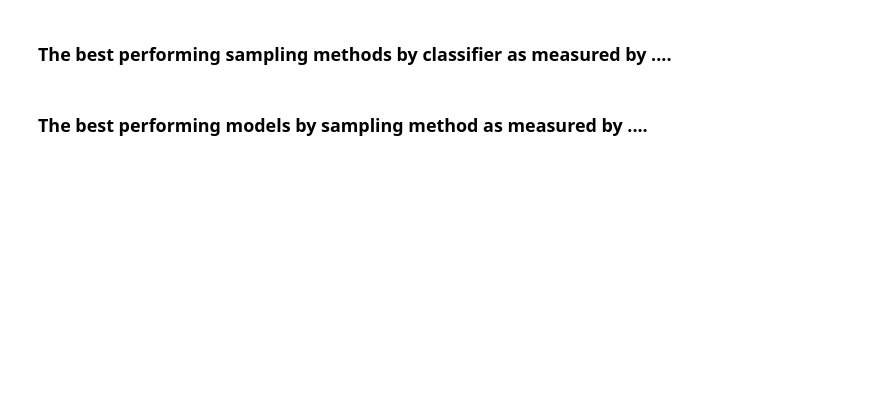
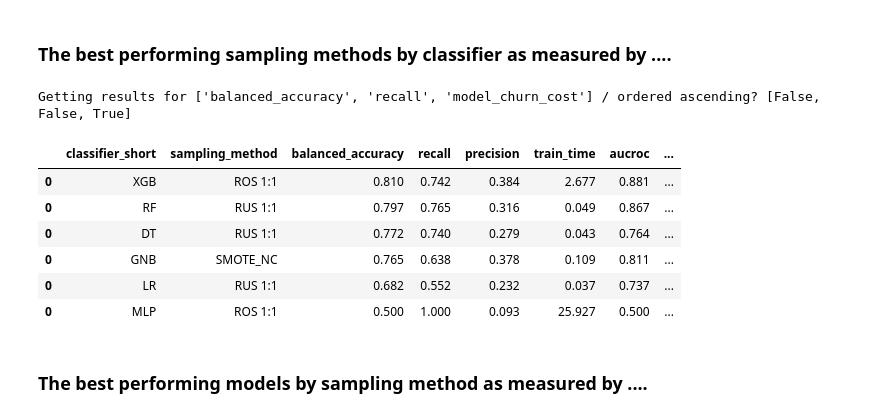
Before and after one commit to d18124313/dissertation, a Jupyter notebook: Analysis Exp 1.1.ipynb, the cells around one changed output. Cells and saved outputs as stored; diff of their text form; code cells hidden in the pictures; blank space fills up the shorter version.

```diff
--- a/Analysis Exp 1.1.ipynb
+++ b/Analysis Exp 1.1.ipynb
@@ -56,12 +56,12 @@ def rebuild_results(res):
 
     return temp_metrics, temp_results
 # %%
-measurements = ['classifier', 'sampling_method', \
-                #'fp', 'fn',\
-                'balanced_accuracy', 'recall', 'precision', \
-                 #'f1_score',\
-                'train_time', 'aucroc', 'auprc',\
-                'model_churn_cost']
+measurements       = ['classifier_short', 'sampling_method', \
+                      #'fp', 'fn',\
+                      'balanced_accuracy', 'recall', 'precision', \
+                      #'f1_score',\
+                      'train_time', 'aucroc', 'auprc',\
+                      'model_churn_cost']
 
 measurements_alias = ['classifier', 'sampling', \
                       'bal_acc', 'recall', 'precision',\
@@ -190,10 +189,18 @@ summary
 # %%
 print("Getting results for {} / ordered ascending? {}".format(measure_by, measure_by_sort))
 
-top_results = exp_metrics.sort_values(measure_by, ascending=measure_by_sort).groupby('classifier').head(1)
+top_results = exp_metrics.sort_values(measure_by, ascending=measure_by_sort).groupby('classifier_short').head(1)
 top_results = top_results[measurements]
-top_results['classifier'] = top_results['classifier'].apply(lambda v: str(v).replace('Classifier', ''))
 top_results
+# %% [output]
+Getting results for ['balanced_accuracy', 'recall', 'model_churn_cost'] / ordered ascending? [False, False, True]
+|  | classifier_short | sampling_method | balanced_accuracy | recall | precision | train_time | aucroc | ... |
+| 0 | XGB | ROS 1:1 | 0.810 | 0.742 | 0.384 | 2.677 | 0.881 | ... |
+| 0 | RF | RUS 1:1 | 0.797 | 0.765 | 0.316 | 0.049 | 0.867 | ... |
+| 0 | DT | RUS 1:1 | 0.772 | 0.740 | 0.279 | 0.043 | 0.764 | ... |
+| 0 | GNB | SMOTE_NC | 0.765 | 0.638 | 0.378 | 0.109 | 0.811 | ... |
+| 0 | LR | RUS 1:1 | 0.682 | 0.552 | 0.232 | 0.037 | 0.737 | ... |
+| 0 | MLP | ROS 1:1 | 0.500 | 1.000 | 0.093 | 25.927 | 0.500 | ... |
 # %% [markdown]
 ### The best performing models by sampling method as measured by ....
 # %%
```
Also changed, not shown: parts of 19 cells of this notebook, 4 other files.
